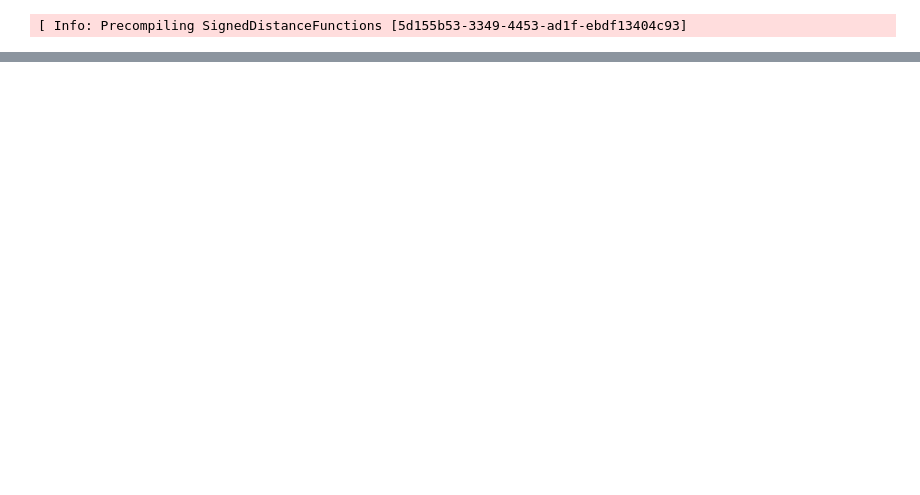
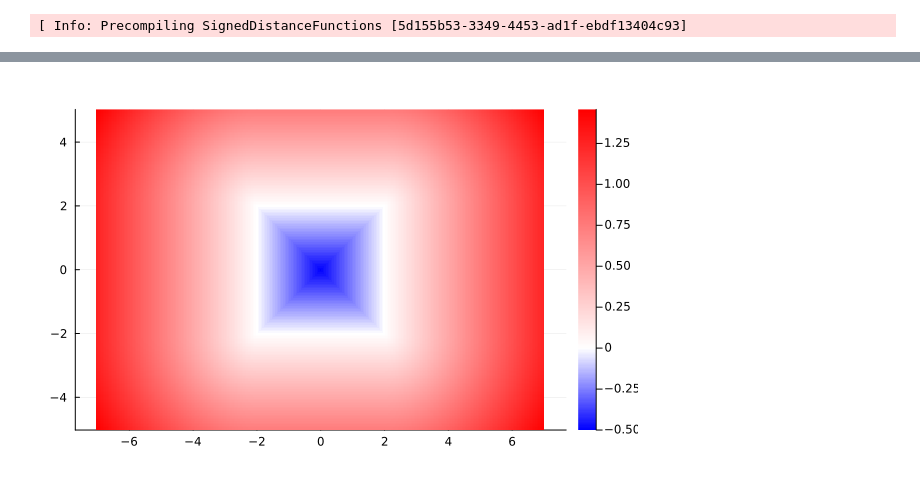
Before and after one commit to tpgillam/SignedDistanceFunctions.jl, a Jupyter notebook: examples/examples.ipynb, the cells around one changed output, grey strips where cells are left out. Cells and saved outputs as stored; diff of their text form; code cells hidden in the pictures; blank space fills up the shorter version.

```diff
--- a/examples/examples.ipynb
+++ b/examples/examples.ipynb
@@ -9,7 +12,7 @@ using SignedDistanceFunctions
 # %%
 function plot_sdf(g::Geometry{2})
-    xs = -7.0:0.1:7.0
-    ys = -5.0:0.1:5.0
+    xs = -7.0:0.05:7.0
+    ys = -5.0:0.05:5.0
 
     # NOTE That this is indexed as (y, x).
     data = Matrix{Float64}(undef, (length(ys), length(xs)))
@@ -36,3 +39,4 @@ function plot_sdf(g::Geometry{2})
 
     return heatmap(xs, ys, data; aspect_ratio=:equal, color=colour_gradient)
 end
+;
@@ -50,3 +58,5 @@ plot_sdf(g3)
 # %%
-g4 =
-plot_sdf(scale(Cube{2}(), 4.0))
+g4 = scale(Cube{2}(), 4.0)
+plot_sdf(g4)
+# %% [output]
+[figure, added]
```
Also changed, not shown: parts of 6 cells of this notebook.
